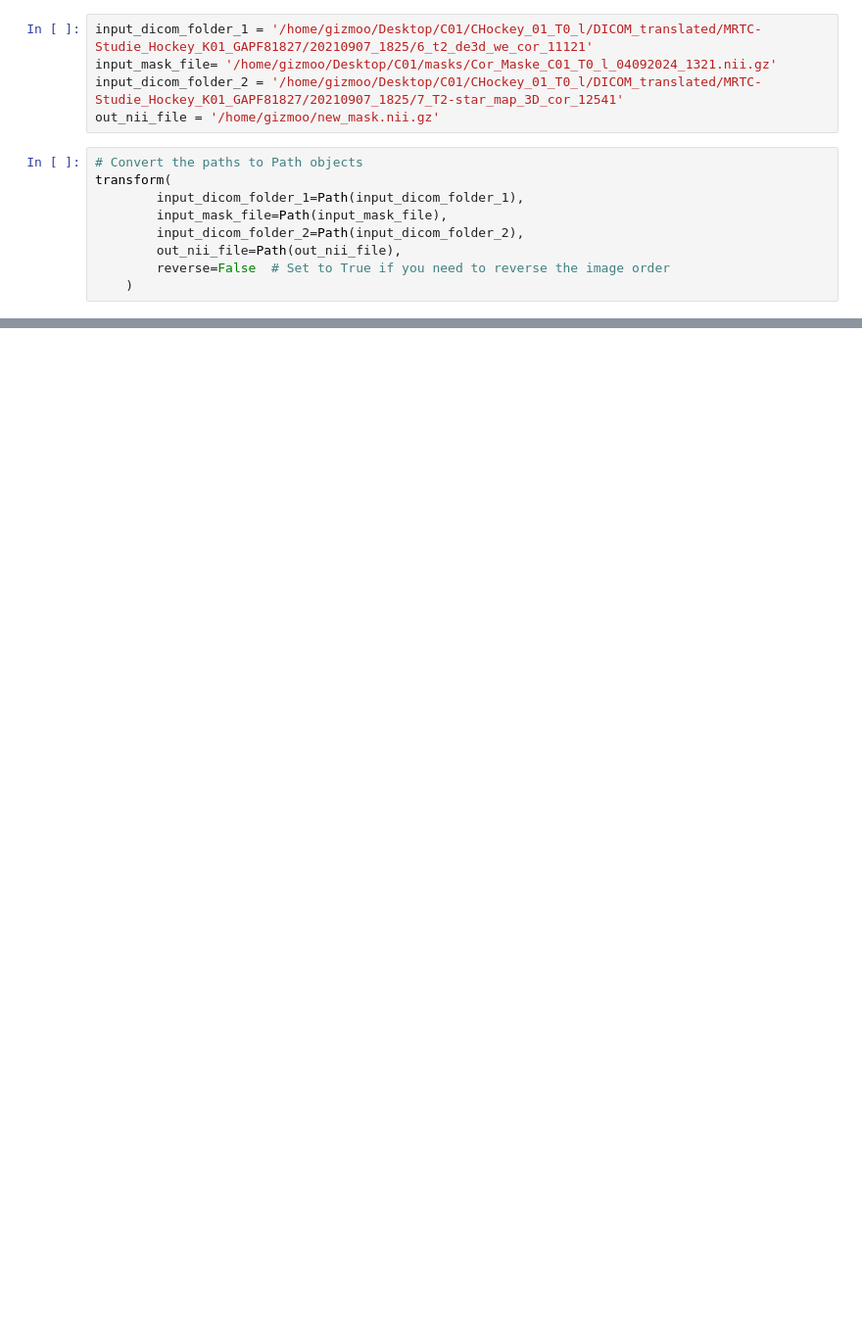
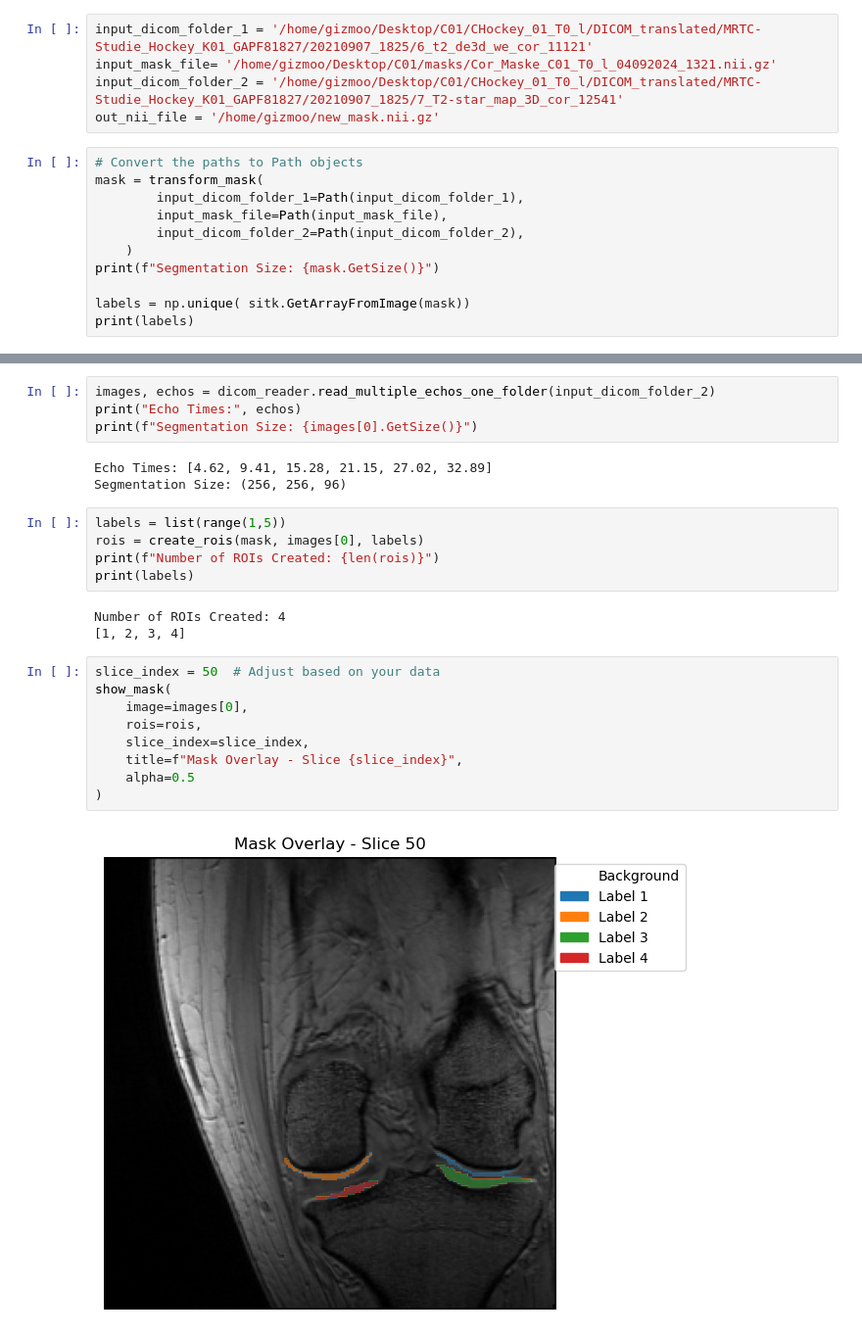
Before and after one commit to Mesonn/MRI_bib, a Jupyter notebook: Trans_Test.ipynb, the cells around one changed output, grey strips where cells are left out. Shown at 98% size. Saved outputs shown, nothing was run; the diff lists cells and outputs as text; blank space fills up the shorter version.

```diff
--- a/Trans_Test.ipynb
+++ b/Trans_Test.ipynb
@@ -21,10 +21,12 @@ input_dicom_folder_2 = '/home/gizmoo/Desktop/C01/CHockey_01_T0_l/DICOM_translate
 out_nii_file = '/home/gizmoo/new_mask.nii.gz'
 # %%
 # Convert the paths to Path objects
-transform(
+mask = transform_mask(
         input_dicom_folder_1=Path(input_dicom_folder_1),
         input_mask_file=Path(input_mask_file),
         input_dicom_folder_2=Path(input_dicom_folder_2),
-        out_nii_file=Path(out_nii_file),
-        reverse=False  # Set to True if you need to reverse the image order
     )
+print(f"Segmentation Size: {mask.GetSize()}")
+
+labels = np.unique( sitk.GetArrayFromImage(mask))
+print(labels)
@@ -30,0 +36,26 @@ transform(
+# %%
+images, echos = dicom_reader.read_multiple_echos_one_folder(input_dicom_folder_2)
+print("Echo Times:", echos)
+print(f"Segmentation Size: {images[0].GetSize()}")
+# %% [output]
+Echo Times: [4.62, 9.41, 15.28, 21.15, 27.02, 32.89]
+Segmentation Size: (256, 256, 96)
+# %%
+labels = list(range(1,5))
+rois = create_rois(mask, images[0], labels)
+print(f"Number of ROIs Created: {len(rois)}")
+print(labels)
+# %% [output]
+Number of ROIs Created: 4
+[1, 2, 3, 4]
+# %%
+slice_index = 50  # Adjust based on your data
+show_mask(
+    image=images[0],
+    rois=rois,
+    slice_index=slice_index,
+    title=f"Mask Overlay - Slice {slice_index}",
+    alpha=0.5
+)
+# %% [output]
+[figure, added]
```
Also changed, not shown: parts of 6 cells of this notebook, 1 other file.
